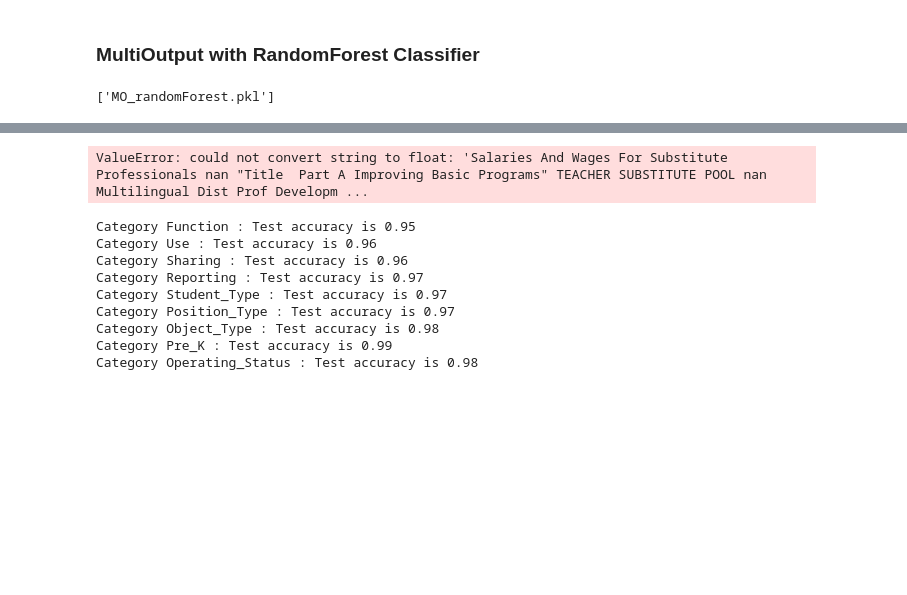
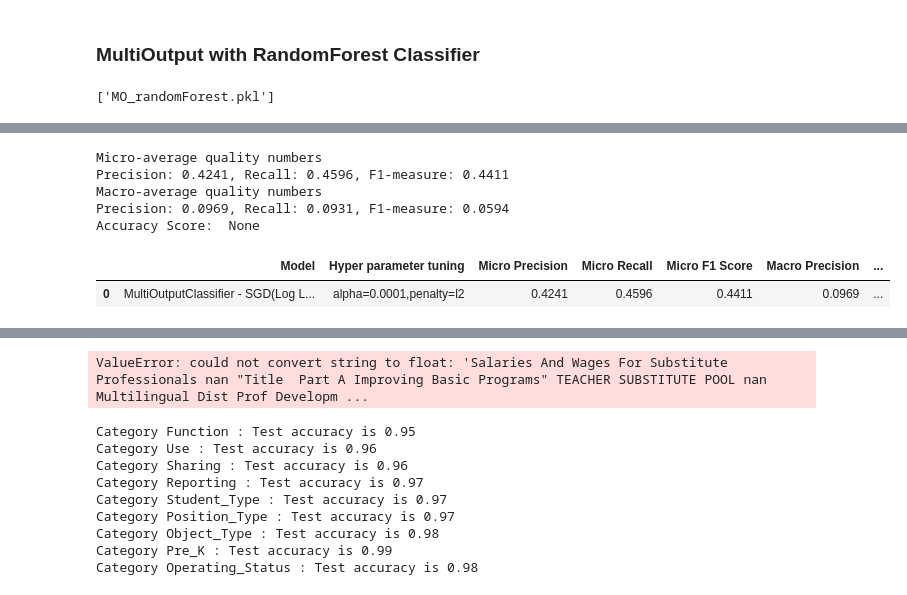
Before and after one commit to ayeshabhimdi/education-reboot, a Jupyter notebook: project/Reboot-Education_boxplot-PandasMICE.ipynb, the cells around one changed output, grey strips where cells are left out. Cells and saved outputs as stored; diff of their text form; code cells hidden in the pictures; blank space fills up the shorter version.

```diff
--- a/project/Reboot-Education_boxplot-PandasMICE.ipynb
+++ b/project/Reboot-Education_boxplot-PandasMICE.ipynb
@@ -1030,0 +1055,15 @@ ValueError: Must pass 2-d input
+# %%
+predicted = classifier.predict(X_test)
+print ("Accuracy Score: ",evaluate(y_test, predicted))
+# %% [output]
+Micro-average quality numbers
+Precision: 0.4241, Recall: 0.4596, F1-measure: 0.4411
+Macro-average quality numbers
+Precision: 0.0969, Recall: 0.0931, F1-measure: 0.0594
+Accuracy Score:  None
+# %%
+results.loc[len(results)] = ["MultiOutputClassifier - SGD(Log Loss)", "alpha=0.0001,penalty=l2",0.4241, 0.4596,0.4411,0.0969,0.0931,0.0594,"7.08s" ]
+results
+# %% [output]
+|  | Model | Hyper parameter tuning | Micro Precision | Micro Recall | Micro F1 Score | Macro Precision | ... |
+| 0 | MultiOutputClassifier - SGD(Log L... | alpha=0.0001,penalty=l2 | 0.4241 | 0.4596 | 0.4411 | 0.0969 | ... |
```
Also changed, not shown: parts of 34 cells of this notebook.
